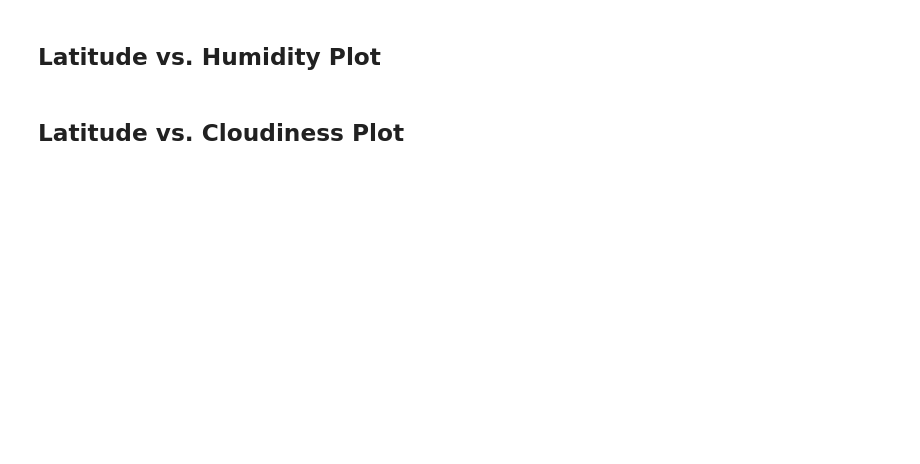
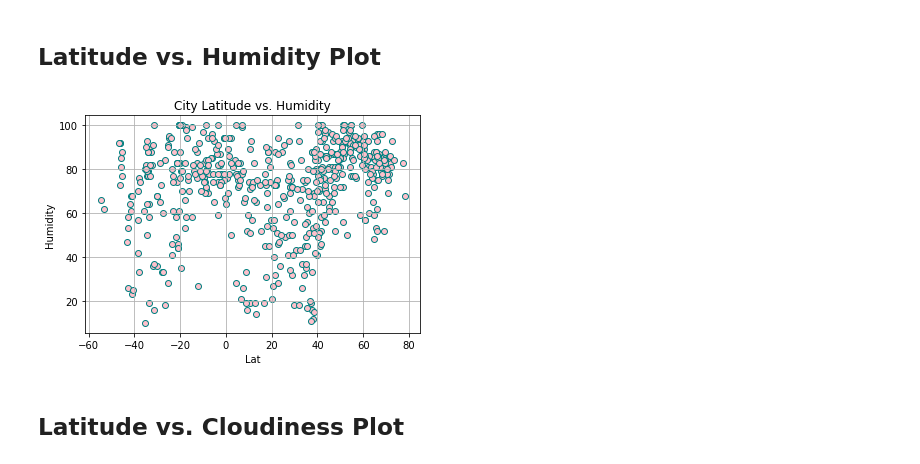
Before and after one commit to LizzyRevels/python-api-challenge, a Jupyter notebook: WeatherPy/WeatherPy.ipynb, the cells around one changed output. Cells and saved outputs as stored; diff of their text form; code cells hidden in the pictures; blank space fills up the shorter version.

```diff
--- a/WeatherPy/WeatherPy.ipynb
+++ b/WeatherPy/WeatherPy.ipynb
@@ -227,4 +230,15 @@ plt.show()
 # %% [markdown]
 ## Latitude vs. Humidity Plot
+# %%
+x_values = city_df["Lat"]
+y_values = city_df["Humidity"]
+plt.scatter(x_values,y_values, marker="o", facecolors="pink", edgecolors="teal" )
+plt.xlabel("Lat")
+plt.ylabel("Humidity")
+plt.title("City Latitude vs. Humidity")
+plt.grid()
+plt.show()
+# %% [output]
+[figure, added]
 # %% [markdown]
 ## Latitude vs. Cloudiness Plot
```
Also changed, not shown: parts of 13 cells of this notebook.
